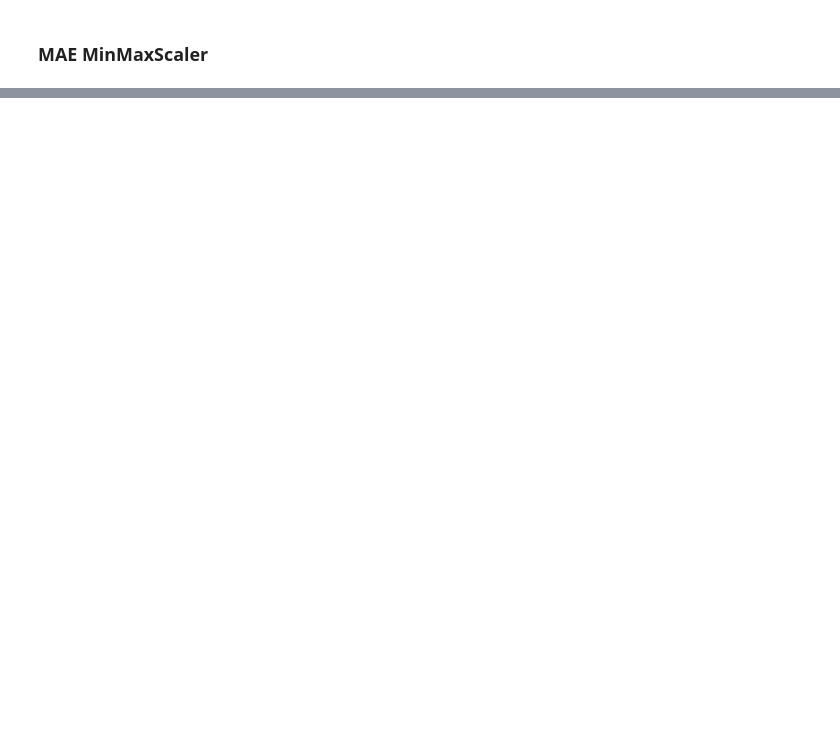
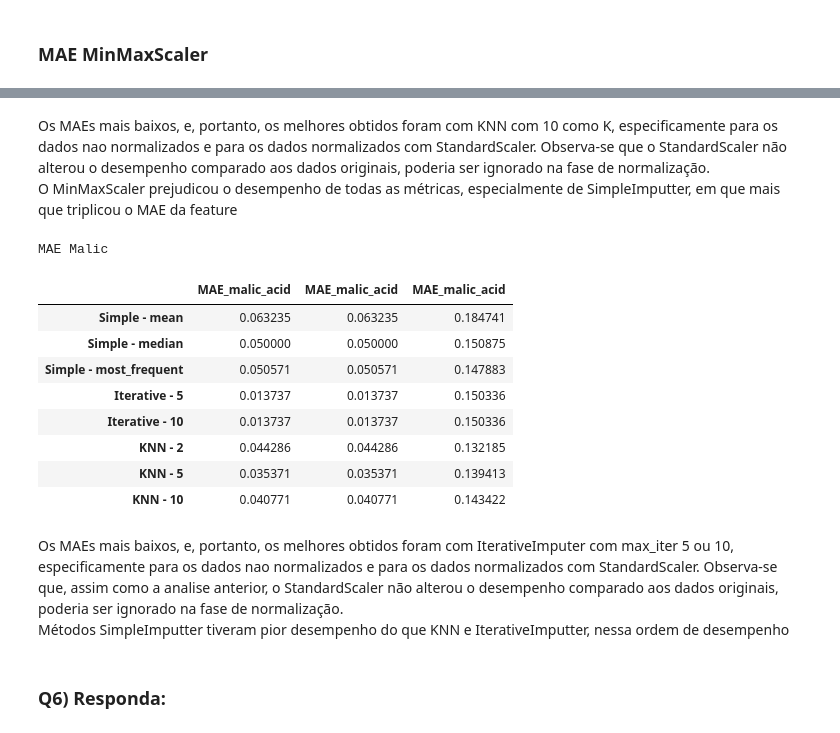
Before and after one commit to jessicakushidaa/imputacaoDeValores, a Jupyter notebook: v2/normalizacao.ipynb, the cells around one changed output, grey strips where cells are left out. Drawn from its saved outputs; the diff is of its cells as text; code cells hidden in the pictures; blank space fills up the shorter version.

```diff
--- a/v2/normalizacao.ipynb
+++ b/v2/normalizacao.ipynb
@@ -481,0 +490,6 @@ plt.show()
+# %%
+df_mae_malic_combined = pd.concat([
+    df_mae_malic.rename(columns={'MAE_alcohol': 'Original'}),
+    df_mae_malic_standard.rename(columns={'MAE_alcohol': 'StandardScaler'}),
+    df_mae_malic_minmax.rename(columns={'MAE_alcohol': 'MinMaxScaler'})
+], axis=1)
@@ -481,0 +509,23 @@ plt.show()
+# %% [markdown]
+Os MAEs mais baixos, e, portanto, os melhores obtidos foram com KNN com 10 como K, especificamente para os dados nao normalizados e para os dados normalizados com StandardScaler.
+Observa-se que o StandardScaler não alterou o desempenho comparado aos dados originais, poderia ser ignorado na fase de normalização.
+<br>O MinMaxScaler prejudicou o desempenho de todas as métricas, especialmente de SimpleImputter, em que mais que triplicou o MAE da feature</br>
+# %%
+df_mae_malic_combined.style.set_caption("MAE Malic")
+# %% [output]
+MAE Malic
+|  | MAE_malic_acid | MAE_malic_acid | MAE_malic_acid |
+| Simple - mean | 0.063235 | 0.063235 | 0.184741 |
+| Simple - median | 0.050000 | 0.050000 | 0.150875 |
+| Simple - most_frequent | 0.050571 | 0.050571 | 0.147883 |
+| Iterative - 5 | 0.013737 | 0.013737 | 0.150336 |
+| Iterative - 10 | 0.013737 | 0.013737 | 0.150336 |
+| KNN - 2 | 0.044286 | 0.044286 | 0.132185 |
+| KNN - 5 | 0.035371 | 0.035371 | 0.139413 |
+| KNN - 10 | 0.040771 | 0.040771 | 0.143422 |
+# %% [markdown]
+Os MAEs mais baixos, e, portanto, os melhores obtidos foram com IterativeImputer com max_iter 5 ou 10, especificamente para os dados nao normalizados e para os dados normalizados com StandardScaler.
+Observa-se que, assim como a analise anterior, o StandardScaler não alterou o desempenho comparado aos dados originais, poderia ser ignorado na fase de normalização.
+<br> Métodos SimpleImputter tiveram pior desempenho do que KNN e IterativeImputter, nessa ordem de desempenho </br>
+# %% [markdown]
+### Q6) Responda:
```
Also changed, not shown: parts of 13 cells of this notebook, 1 other file.
